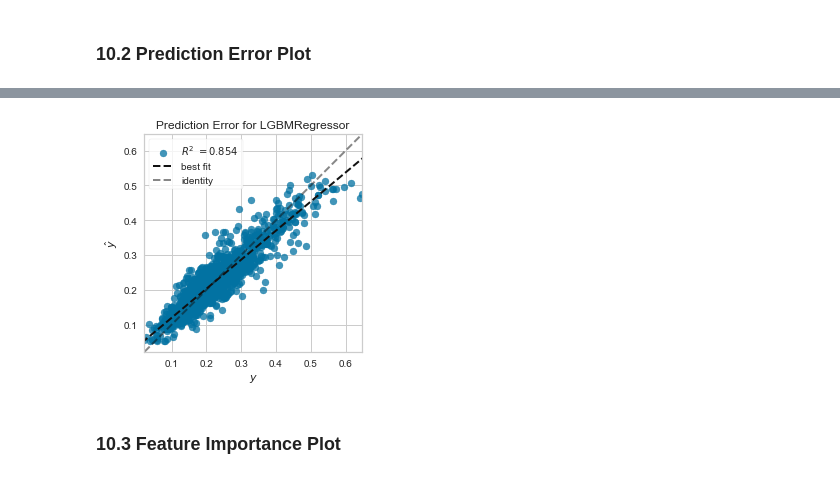
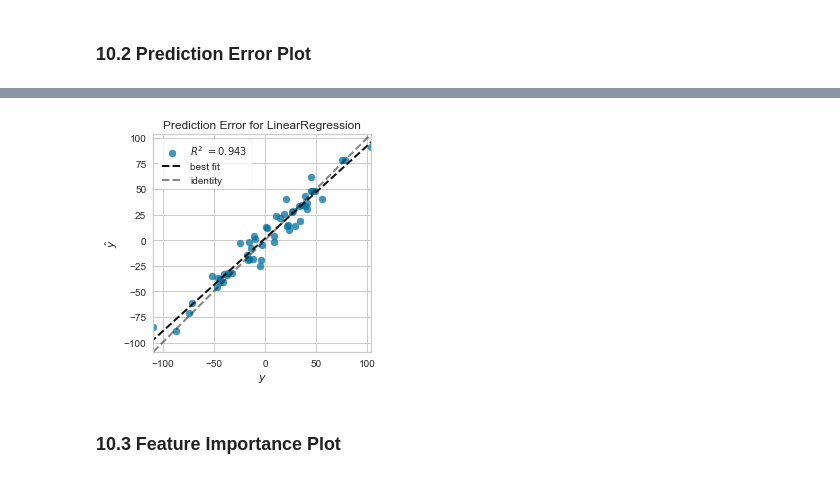
Before and after one commit to orchidalgia/CBM101, a Jupyter notebook: F_Machine_learning/2_Supervised-Learning/Pycaret_regression.ipynb, the cells around one changed output, grey strips where cells are left out. Saved outputs shown, nothing was run; the diff lists cells and outputs as text; code cells hidden in the pictures.

```diff
--- a/F_Machine_learning/2_Supervised-Learning/Pycaret_regression.ipynb
+++ b/F_Machine_learning/2_Supervised-Learning/Pycaret_regression.ipynb
@@ -359,10 +355,10 @@ plot_model(tuned_lightgbm)
 # %% [markdown]
 ### 10.2 Prediction Error Plot
 # %%
-plot_model(tuned_lightgbm, plot = 'error')
+plot_model(tuned_lr, plot = 'error')
 # %% [output]
 [interactive output not drawn]
-[figure, old version]
+[figure, new version]
 # %% [markdown]
 ### 10.3 Feature Importance Plot
 # %%
```
Also changed, not shown: parts of 54 cells of this notebook, 3 other files.
